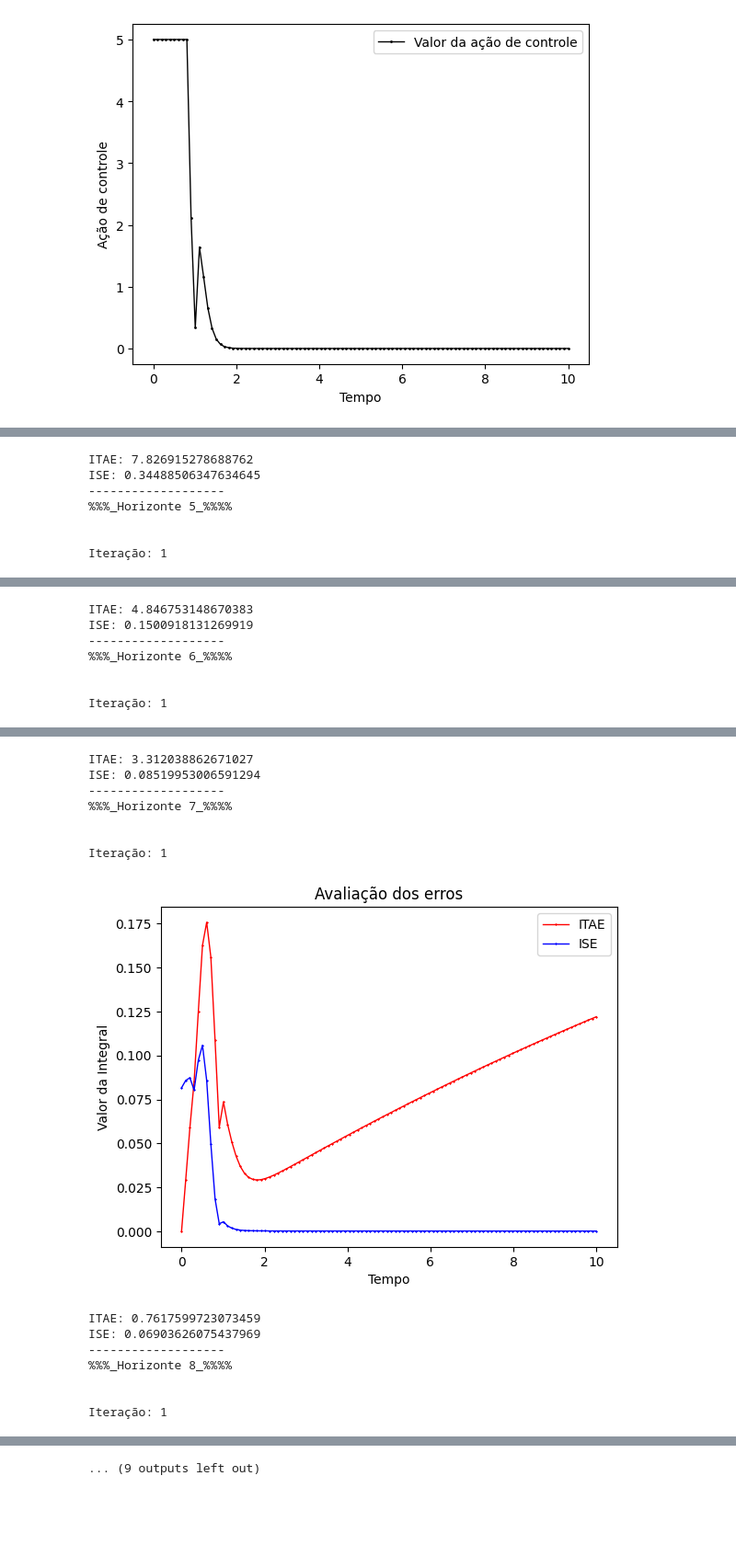
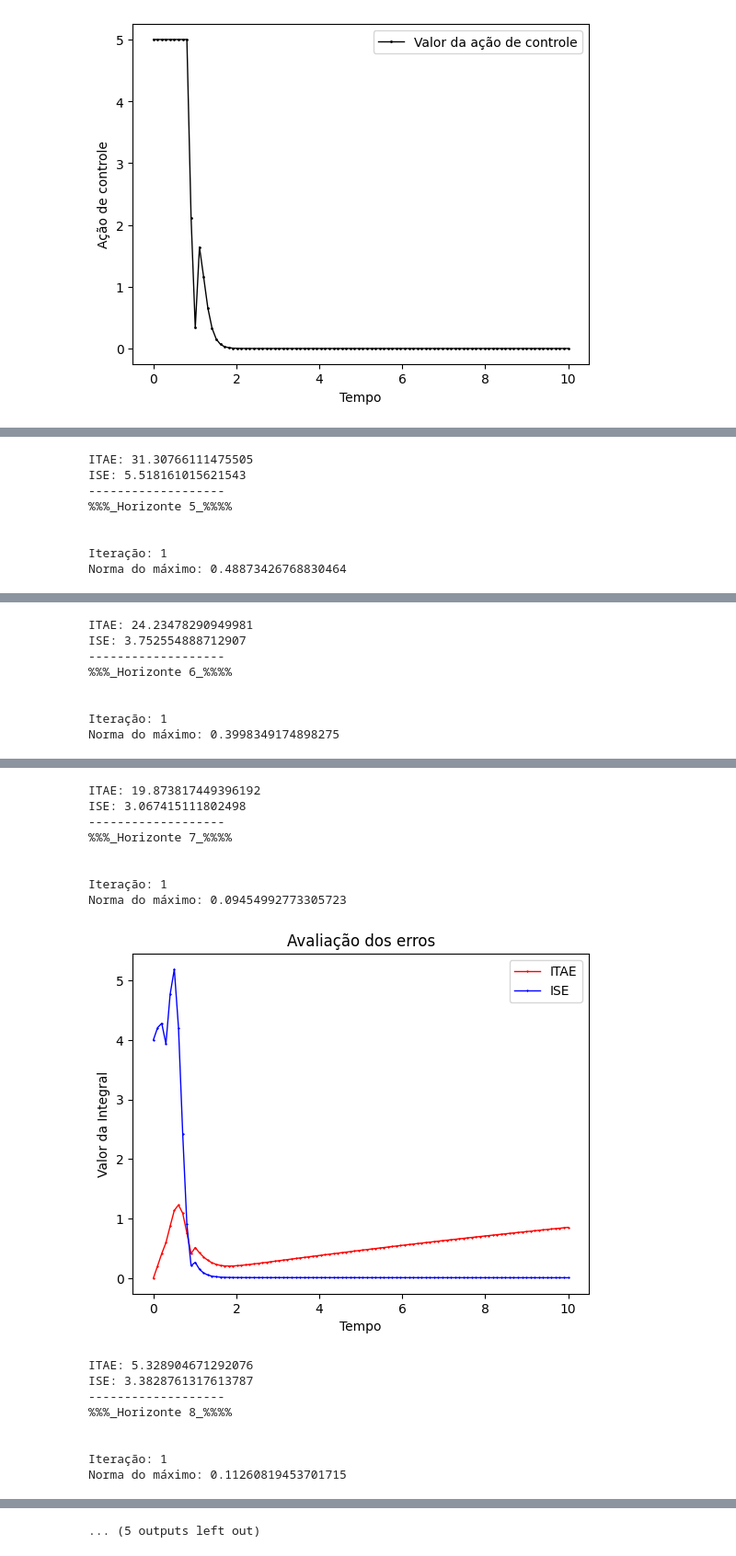
Before and after one commit to GabrielSiqueira1/MPC-Controle-Quantico, a Jupyter notebook: Tests-CG/zero-to-one-control-metrics.ipynb, the cells around one changed output, grey strips where cells are left out. Shown: that part at 92% size. Drawn from its saved outputs; the diff is of its cells as text; code cells hidden in the pictures; blank space fills up the shorter version.

```diff
--- a/Tests-CG/zero-to-one-control-metrics.ipynb
+++ b/Tests-CG/zero-to-one-control-metrics.ipynb
@@ -47,7 +47,7 @@ QUANTIDADE_PONTOS_AMOSTRAGEM = 100
 PASSO = TEMPO_ANALISE/QUANTIDADE_PONTOS_AMOSTRAGEM
 
 MIN_HORIZONTE = 3 # Horizonte mínimo da análise
-MAX_HORIZONTE = 30 # Horizonte máximo da análise
+MAX_HORIZONTE = 10 # Horizonte máximo da análise
 
 ONDA_DESEJADA = [[complex(0.0,0.0)],[complex(1.0,0.0)]] # [[c1];[c2]] = [[0.707],[0.707]]
 
@@ -449,7 +449,7 @@ while i <= MAX_HORIZONTE:
         defasagem.append(cmath.polar(min(desejo[0]/
                                          valores_onda[0]))[1])
     # Gera uma matriz erro 2x2
-    erro = (np.subtract(valores_onda,desejo)/i) # É necessário dividir pelo tamanho do horizonte?
+    erro = (np.subtract(valores_onda,desejo)) # É necessário dividir pelo tamanho do horizonte?
 
     norm_erro = []
     pos = 0
@@ -458,6 +458,7 @@ while i <= MAX_HORIZONTE:
         norm_erro.append(abs(erro[0][pos])+abs(erro[1][pos]))
         pos+=1
 
+    print(f"Norma do máximo: {max(norm_erro[50:99])}")
     tempo = 0
     pos = 0
     ise = []
@@ -508,7 +511,8 @@ Iteração: 1
-ITAE: 7.826915278688762
-ISE: 0.34488506347634645
+ITAE: 31.30766111475505
+ISE: 5.518161015621543
 -------------------
 %%%_Horizonte 5_%%%%
 
 
 Iteração: 1
+Norma do máximo: 0.48873426768830464
@@ -516,7 +520,8 @@ Iteração: 1
-ITAE: 4.846753148670383
-ISE: 0.1500918131269919
+ITAE: 24.23478290949981
+ISE: 3.752554888712907
 -------------------
 %%%_Horizonte 6_%%%%
 
 
 Iteração: 1
+Norma do máximo: 0.3998349174898275
@@ -524,15 +529,17 @@ Iteração: 1
-ITAE: 3.312038862671027
-ISE: 0.08519953006591294
+ITAE: 19.873817449396192
+ISE: 3.067415111802498
 -------------------
 %%%_Horizonte 7_%%%%
 
 
 Iteração: 1
+Norma do máximo: 0.09454992773305723
-[figure, old version]
+[figure, new version]
-ITAE: 0.7617599723073459
-ISE: 0.06903626075437969
+ITAE: 5.328904671292076
+ISE: 3.3828761317613787
 -------------------
 %%%_Horizonte 8_%%%%
 
 
 Iteração: 1
+Norma do máximo: 0.11260819453701715
@@ -540 +547 @@ Iteração: 1
-... (9 outputs left out)
+... (5 outputs left out)
```
Also changed, not shown: parts of 1 cell of this notebook, 2 other files.
